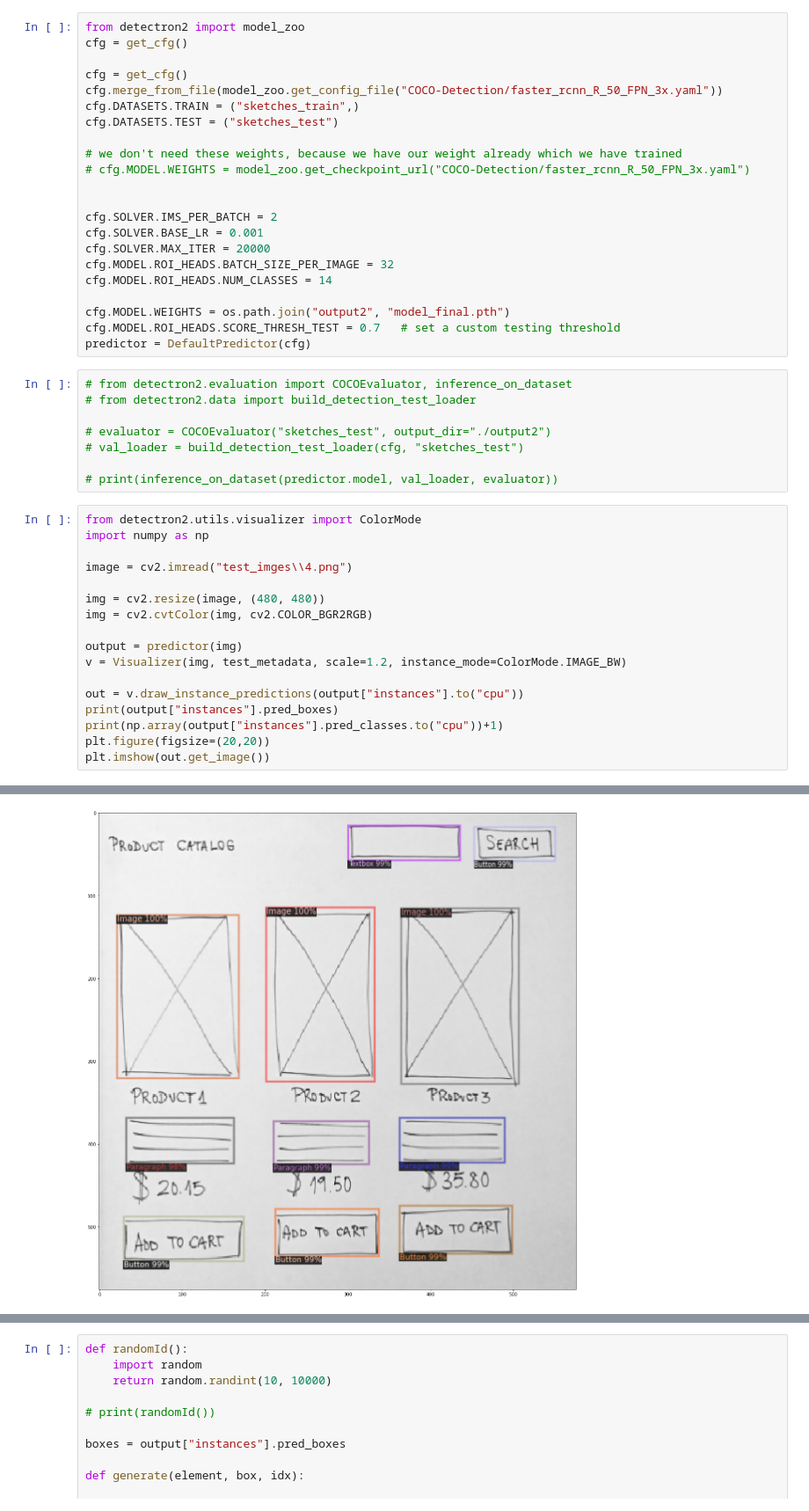
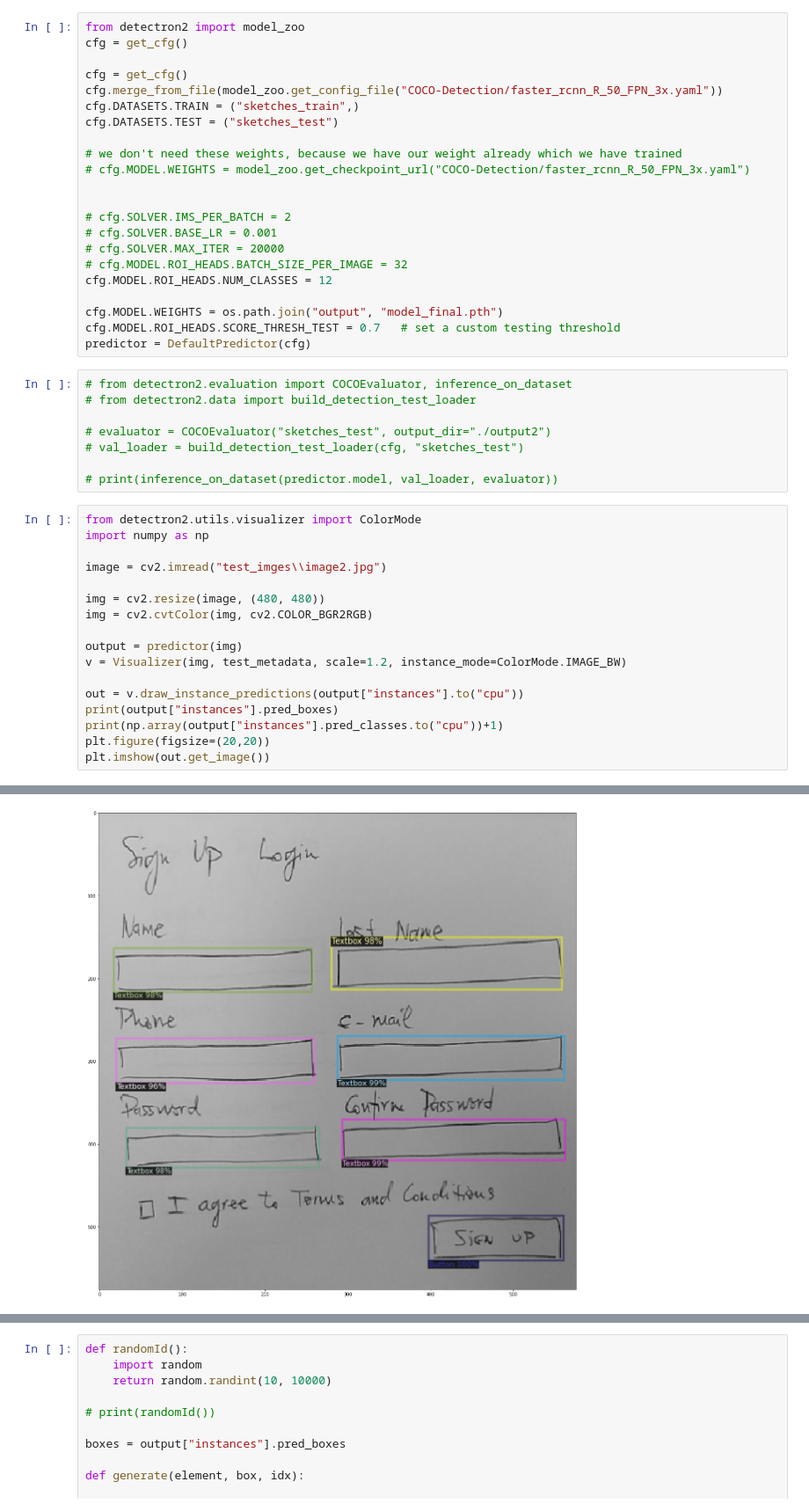
Before and after one commit to mayureshgawai/vision2code, a Jupyter notebook: code.ipynb, the cells around one changed output, grey strips where cells are left out. Shown at 88% size. Drawn from its saved outputs; the diff is of its cells as text.

```diff
--- a/code.ipynb
+++ b/code.ipynb
@@ -35,13 +35,13 @@ cfg.DATASETS.TEST = ("sketches_test")
 # cfg.MODEL.WEIGHTS = model_zoo.get_checkpoint_url("COCO-Detection/faster_rcnn_R_50_FPN_3x.yaml")
 
 
-cfg.SOLVER.IMS_PER_BATCH = 2
-cfg.SOLVER.BASE_LR = 0.001
-cfg.SOLVER.MAX_ITER = 20000
-cfg.MODEL.ROI_HEADS.BATCH_SIZE_PER_IMAGE = 32
-cfg.MODEL.ROI_HEADS.NUM_CLASSES = 14
+# cfg.SOLVER.IMS_PER_BATCH = 2
+# cfg.SOLVER.BASE_LR = 0.001
+# cfg.SOLVER.MAX_ITER = 20000
+# cfg.MODEL.ROI_HEADS.BATCH_SIZE_PER_IMAGE = 32
+cfg.MODEL.ROI_HEADS.NUM_CLASSES = 12
 
-cfg.MODEL.WEIGHTS = os.path.join("output2", "model_final.pth")
+cfg.MODEL.WEIGHTS = os.path.join("output", "model_final.pth")
 cfg.MODEL.ROI_HEADS.SCORE_THRESH_TEST = 0.7   # set a custom testing threshold
 predictor = DefaultPredictor(cfg)
 # %%
@@ -56,7 +56,7 @@ predictor = DefaultPredictor(cfg)
 from detectron2.utils.visualizer import ColorMode
 import numpy as np
 
-image = cv2.imread("test_imges\\4.png")
+image = cv2.imread("test_imges\\image2.jpg")
 
 img = cv2.resize(image, (480, 480))
 img = cv2.cvtColor(img, cv2.COLOR_BGR2RGB)
@@ -85,2 +81,2 @@ Boxes(tensor([[ 18.3038, 103.7022, 140.5333, 267.1069],
 <matplotlib.image.AxesImage at 0x...>
-[figure, old version]
+[figure, new version]
```
Also changed, not shown: parts of 4 cells of this notebook, 10 other files.
